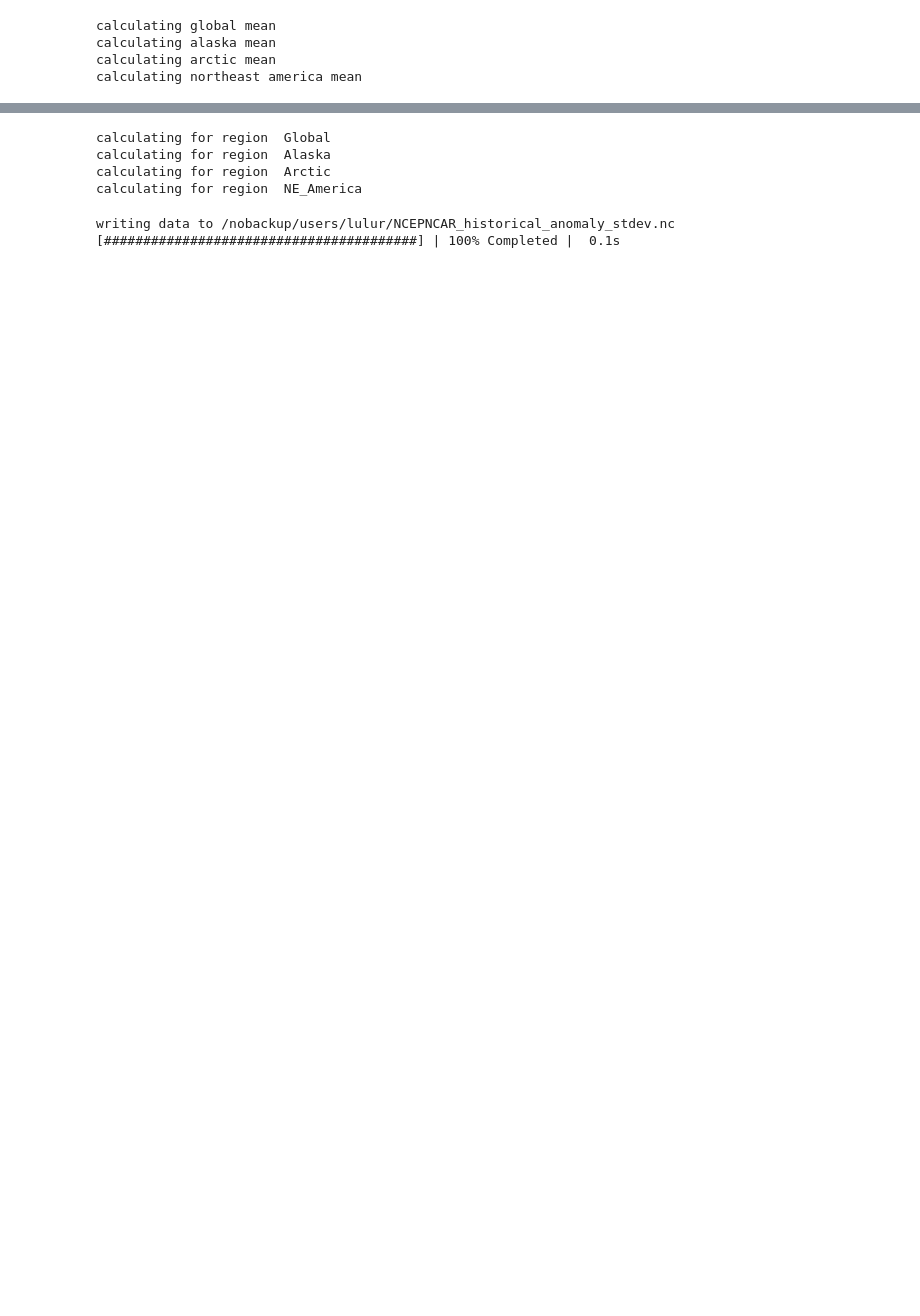
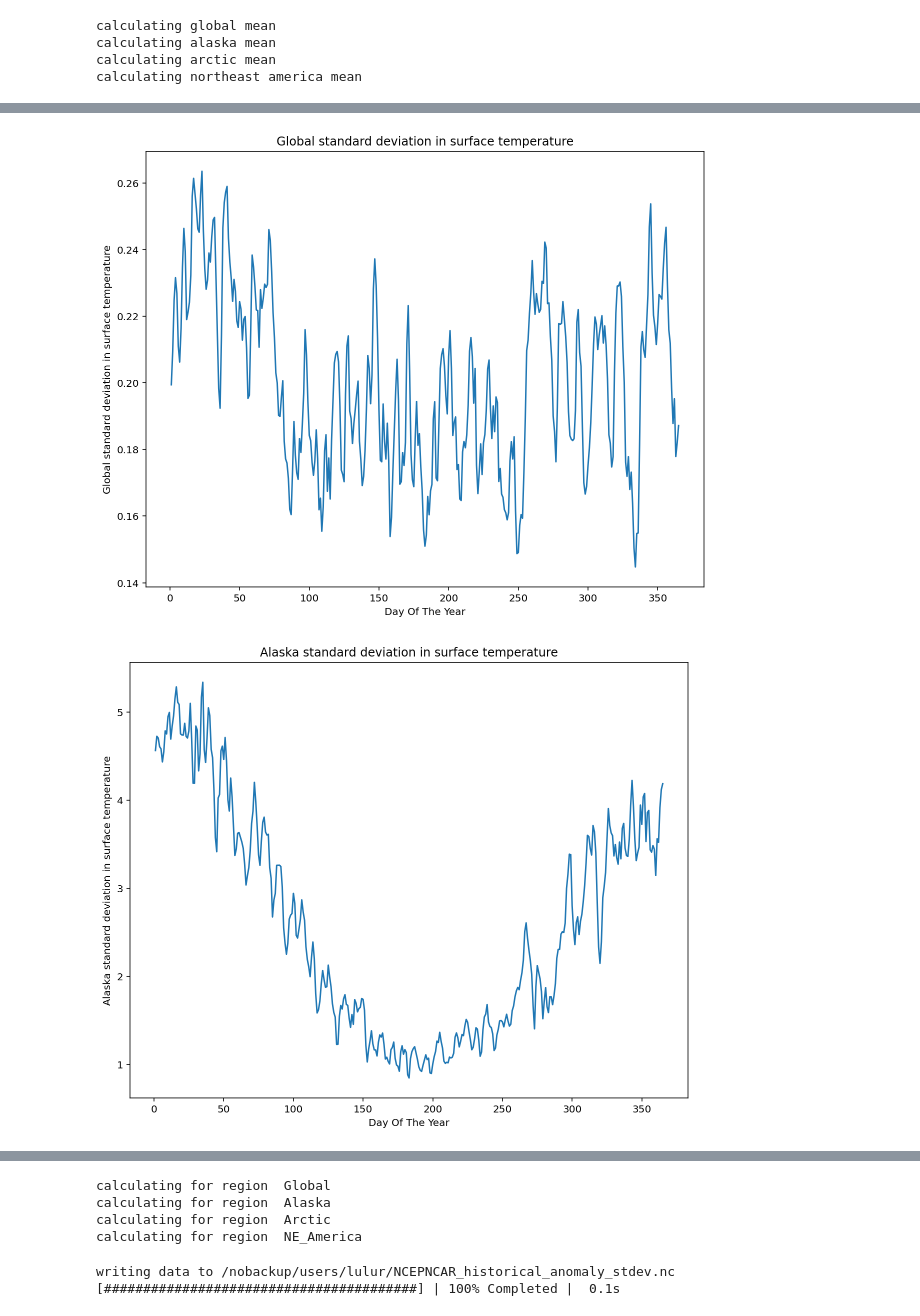
Before and after one commit to Lulurussell/CICOES-code, a Jupyter notebook: NCEP_NCAR_data.ipynb, the cells around one changed output, grey strips where cells are left out. Drawn from its saved outputs; the diff is of its cells as text; code cells hidden in the pictures; blank space fills up the shorter version.

```diff
--- a/NCEP_NCAR_data.ipynb
+++ b/NCEP_NCAR_data.ipynb
@@ -135,0 +190,17 @@ akmsts
+# %%
+for i in range(4):
+    plt.figure(figsize=(10,8))
+    #timeslice = data_arrs[i].sel(time=slice('1989-01-01', '1995-12-31'))
+    #timeslice = np.asarray(histdata['time'])
+    #time = [i[0].dayofyear for i in data_arrs[i]['time']]
+    plt.plot(np.arange(1,366),stds[i],label=regions[i]+' calculated mean')
+    #plt.plot(clims[i]['time'].dt.dayofyear,clims[i],label = regions[i]+' climatology mean')
+    #plt.xlim(1990,2000)
+    #plt.legend()
+    plt.title(regions[i]+' standard deviation in surface temperature')
+    plt.xlabel('Day Of The Year')
+    plt.ylabel(regions[i]+' standard deviation in surface temperature')
+    plt.savefig('./figures/NCEP_NCAR_anomalies/trends/stdevs_no_trends_' + regions[i]+'.png')
+# %% [output]
+[figure, added]
+[figure, added]
```
Also changed, not shown: parts of 23 cells of this notebook, 12 other files.
